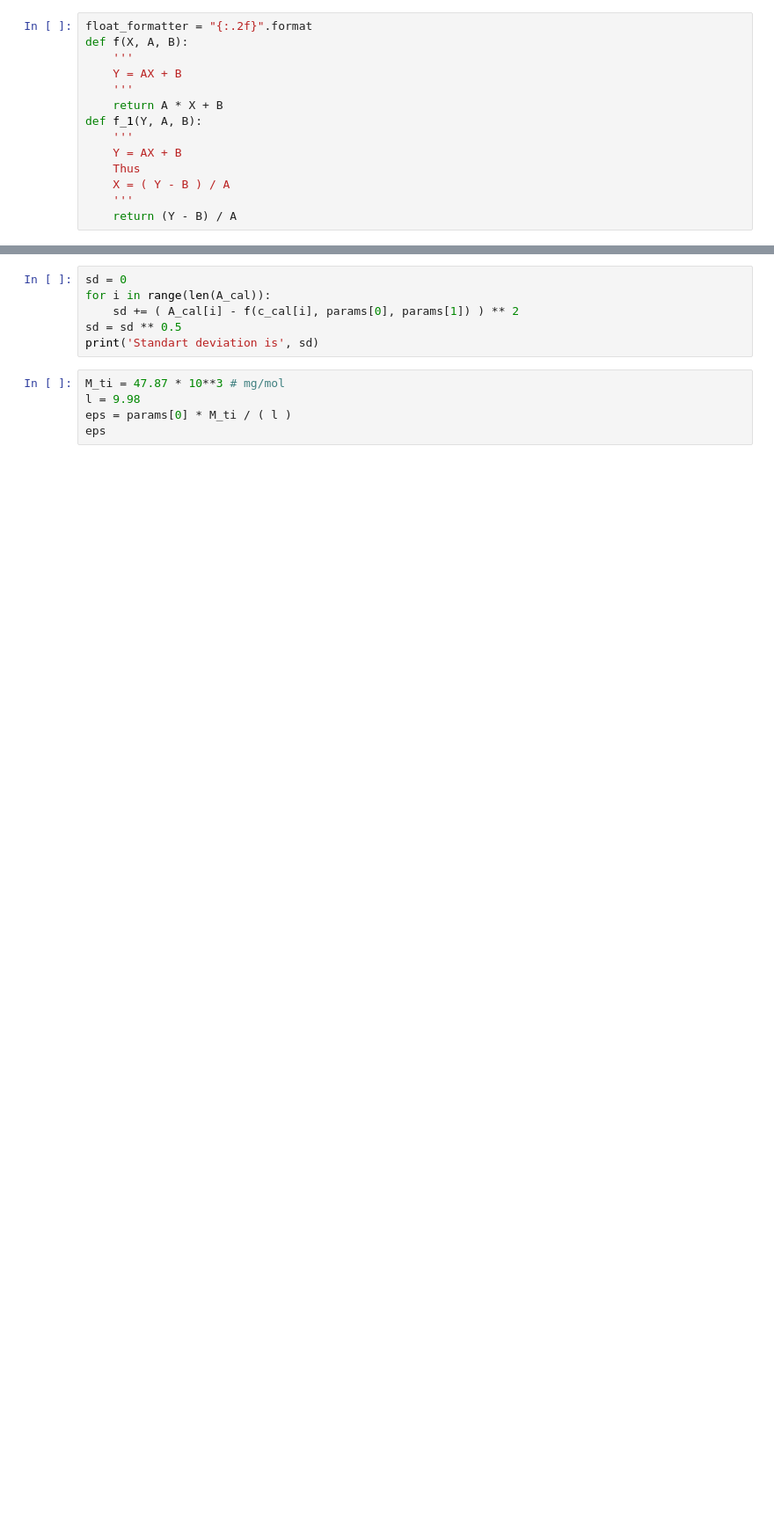
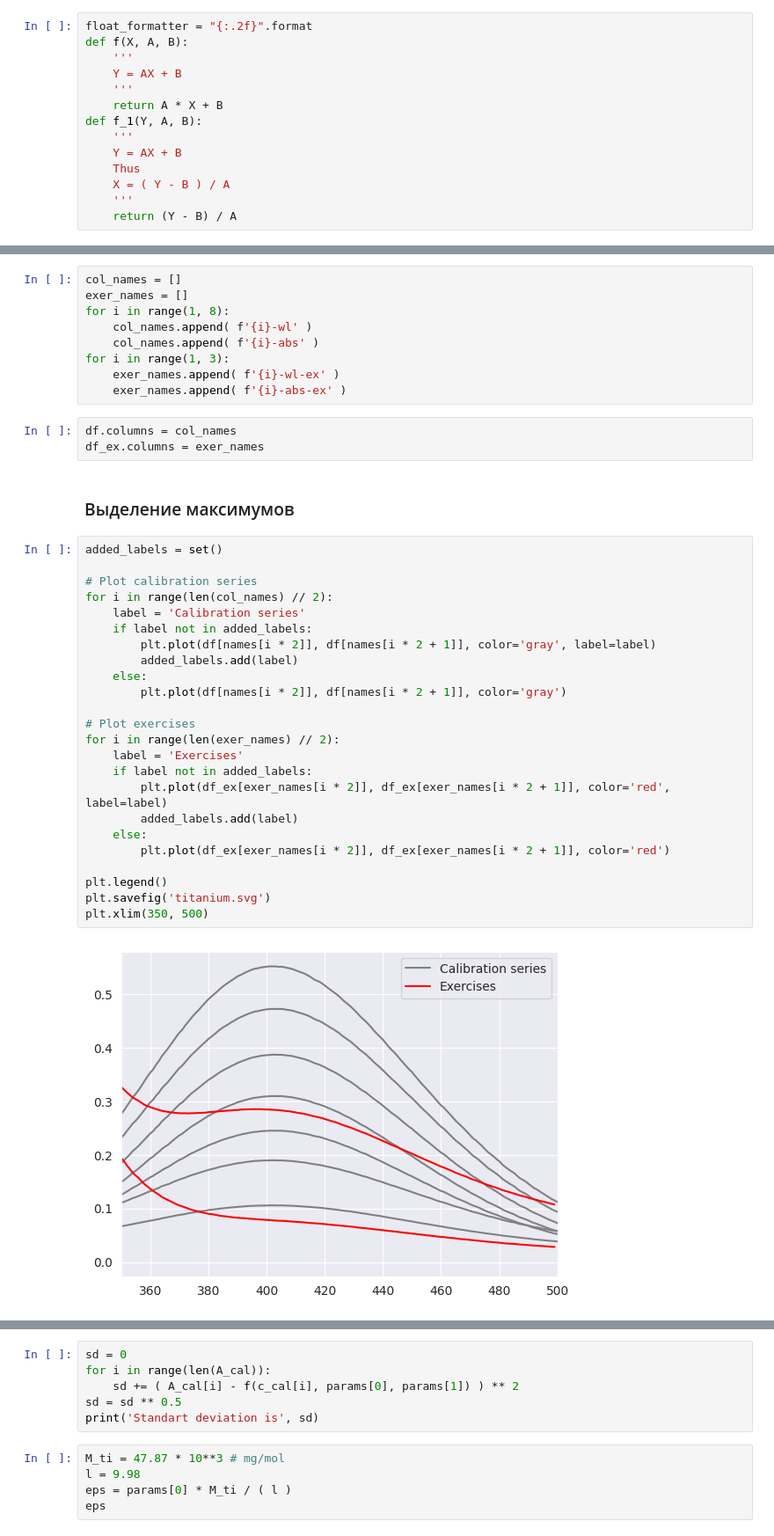
Before and after one commit to a-for-short/labs, a Jupyter notebook: optics/ti/titan.ipynb, the cells around one changed output, grey strips where cells are left out. Shown at 88% size. Saved outputs shown, nothing was run; the diff lists cells and outputs as text; blank space fills up the shorter version.

```diff
--- a/optics/ti/titan.ipynb
+++ b/optics/ti/titan.ipynb
@@ -21,0 +39,40 @@ def f_1(Y, A, B):
+# %%
+col_names = []
+exer_names = []
+for i in range(1, 8):
+    col_names.append( f'{i}-wl' )
+    col_names.append( f'{i}-abs' )
+for i in range(1, 3):
+    exer_names.append( f'{i}-wl-ex' )
+    exer_names.append( f'{i}-abs-ex' )
+# %%
+df.columns = col_names
+df_ex.columns = exer_names
+# %% [markdown]
+### Выделение максимумов
+# %%
+added_labels = set()
+
+# Plot calibration series
+for i in range(len(col_names) // 2):
+    label = 'Calibration series'
+    if label not in added_labels:
+        plt.plot(df[names[i * 2]], df[names[i * 2 + 1]], color='gray', label=label)
+        added_labels.add(label)
+    else:
+        plt.plot(df[names[i * 2]], df[names[i * 2 + 1]], color='gray')
+
+# Plot exercises
+for i in range(len(exer_names) // 2):
+    label = 'Exercises'
+    if label not in added_labels:
+        plt.plot(df_ex[exer_names[i * 2]], df_ex[exer_names[i * 2 + 1]], color='red', label=label)
+        added_labels.add(label)
+    else:
+        plt.plot(df_ex[exer_names[i * 2]], df_ex[exer_names[i * 2 + 1]], color='red')
+
+plt.legend()
+plt.savefig('titanium.svg')
+plt.xlim(350, 500)
+# %% [output]
+[figure, added]
```
Also changed, not shown: parts of 10 cells of this notebook, 11 other files.
